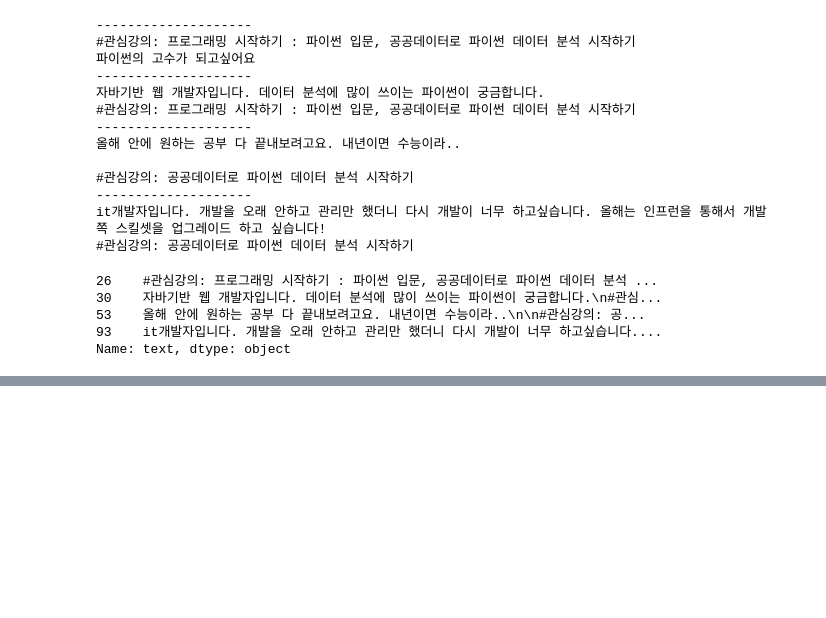
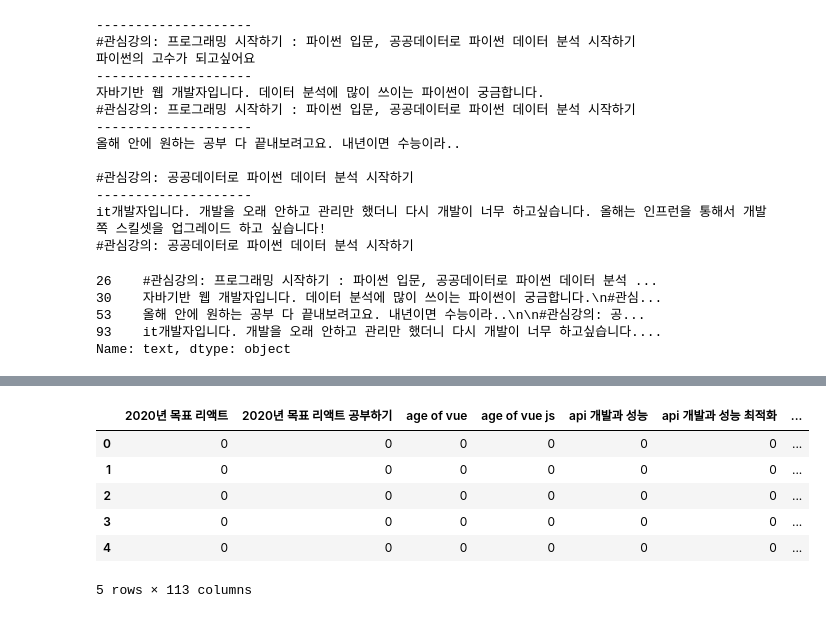
Before and after one commit to HIsu1231/Crawling, a Jupyter notebook: inflearn_datapreprocessing.ipynb, the cells around one changed output, grey strips where cells are left out. Cells and saved outputs as stored; diff of their text form; code cells hidden in the pictures; blank space fills up the shorter version.

```diff
--- a/inflearn_datapreprocessing.ipynb
+++ b/inflearn_datapreprocessing.ipynb
@@ -163,3 +163,15 @@ df.loc[df["공공데이터"] == True, "text"]
 53    올해 안에 원하는 공부 다 끝내보려고요. 내년이면 수능이라..\n\n#관심강의: 공...
 93    it개발자입니다. 개발을 오래 안하고 관리만 했더니 다시 개발이 너무 하고싶습니다....
 Name: text, dtype: object
+# %%
+from sklearn.feature_extraction.text import CountVectorizer
+
+vectorizer = CountVectorizer(analyzer = 'word',
+                             tokenizer = None,
+                             preprocessor = None,
+                             stop_words = None,
+                             min_df = 2,
+                             ngram_range = (3,6),
+                             max_features = 1000)
+
+vectorizer
@@ -165,0 +180,3 @@ Name: text, dtype: object
+# %%
+feature_vector = vectorizer.fit_transform(df['course'])
+feature_vector.shape
@@ -165,0 +185,4 @@ Name: text, dtype: object
+# %%
+vocab = vectorizer.get_feature_names()
+print(len(vocab))
+vocab[:10]
@@ -165,0 +201,10 @@ Name: text, dtype: object
+# %%
+pd.DataFrame(feature_vector[:10].toarray(), columns=vocab).head()
+# %% [output]
+|  | 2020년 목표 리액트 | 2020년 목표 리액트 공부하기 | age of vue | age of vue js | api 개발과 성능 | api 개발과 성능 최적화 | ... |
+| 0 | 0 | 0 | 0 | 0 | 0 | 0 | ... |
+| 1 | 0 | 0 | 0 | 0 | 0 | 0 | ... |
+| 2 | 0 | 0 | 0 | 0 | 0 | 0 | ... |
+| 3 | 0 | 0 | 0 | 0 | 0 | 0 | ... |
+| 4 | 0 | 0 | 0 | 0 | 0 | 0 | ... |
+5 rows × 113 columns
```
Also changed, not shown: parts of 3 cells of this notebook, 1 other file.
